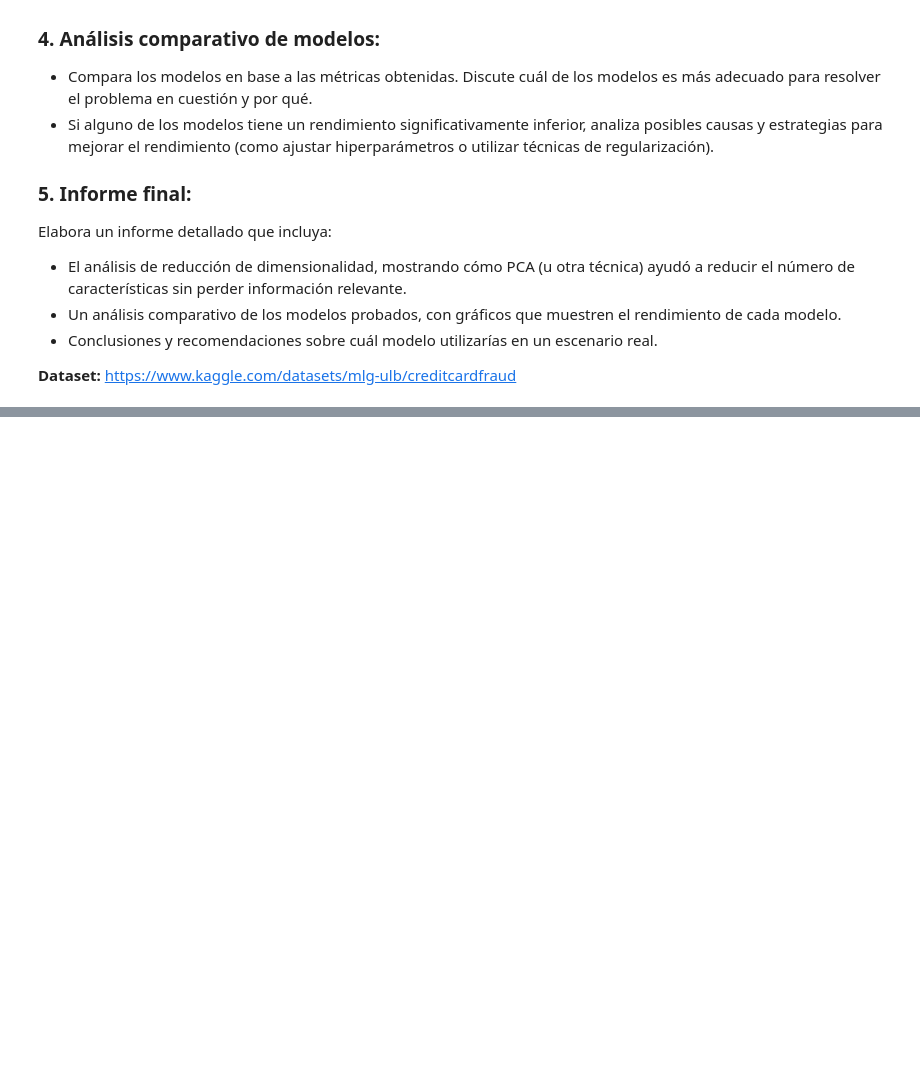
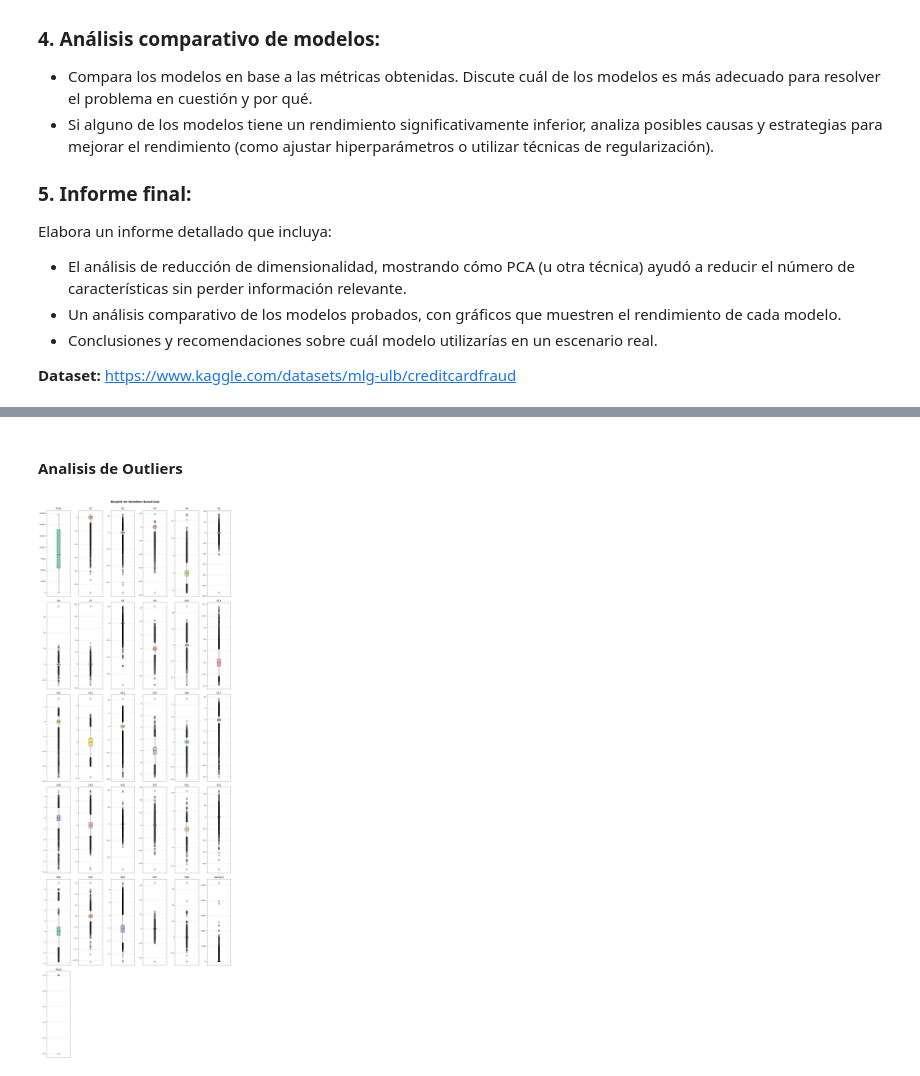
Before and after one commit to gillopy/Coding_Dojo_DS_ML, a Jupyter notebook: 3 - Advance_Machine_Learning/2 - Aprendizaje profundo/3 - Reducción de Dimensionalidad y Benchmarking de Modelos (Core)/Reducción de Dimensionalidad y Benchmarking de Modelos (Core).ipynb, the cells around one changed output, grey strips where cells are left out. Cells and saved outputs as stored; diff of their text form; code cells hidden in the pictures; blank space fills up the shorter version.

```diff
--- a/3 - Advance_Machine_Learning/2 - Aprendizaje profundo/3 - Reducción de Dimensionalidad y Benchmarking de Modelos (Core)/Reducción de Dimensionalidad y Benchmarking de Modelos (Core).ipynb
+++ b/3 - Advance_Machine_Learning/2 - Aprendizaje profundo/3 - Reducción de Dimensionalidad y Benchmarking de Modelos (Core)/Reducción de Dimensionalidad y Benchmarking de Modelos (Core).ipynb
@@ -47,0 +165,16 @@ Elabora un informe detallado que incluya:
+# %% [markdown]
+#### **Analisis de Outliers**
+# %%
+# Con personalización total
+boxplots = utils.plot_boxplots(df,
+                    nrows=6,  # Forzar 1 fila
+                    ncols=6,  # Forzar 6 columnas
+                    figsize=(14,40),  # Tamaño personalizado
+                    color_palette='Set2',  # Paleta diferente
+                    grid=True,  # Mostrar cuadrícula
+                    title='Boxplot de Variables Numéricas',  # Título personalizado
+                    median_color='black',  # Color de línea de mediana
+                    box_alpha=0.8)  # Transparencia personalizada
+plt.show()
+# %% [output]
+[figure, added]
```
Also changed, not shown: parts of 14 cells of this notebook, 1 other file.
